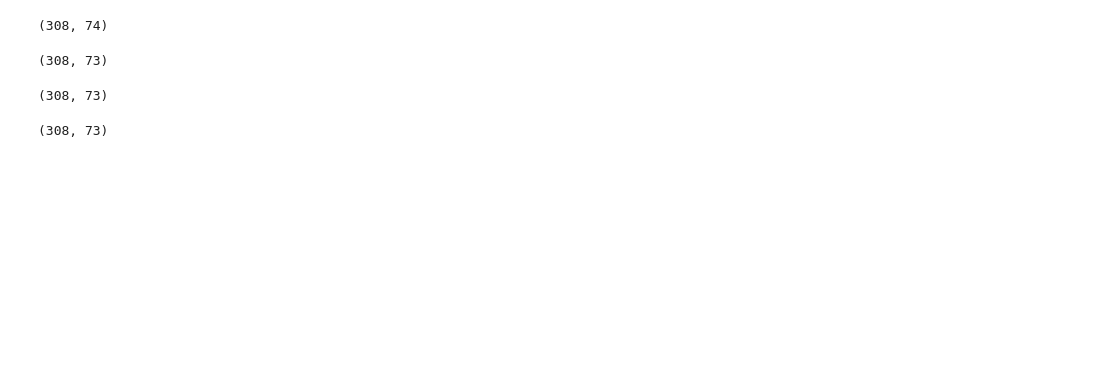
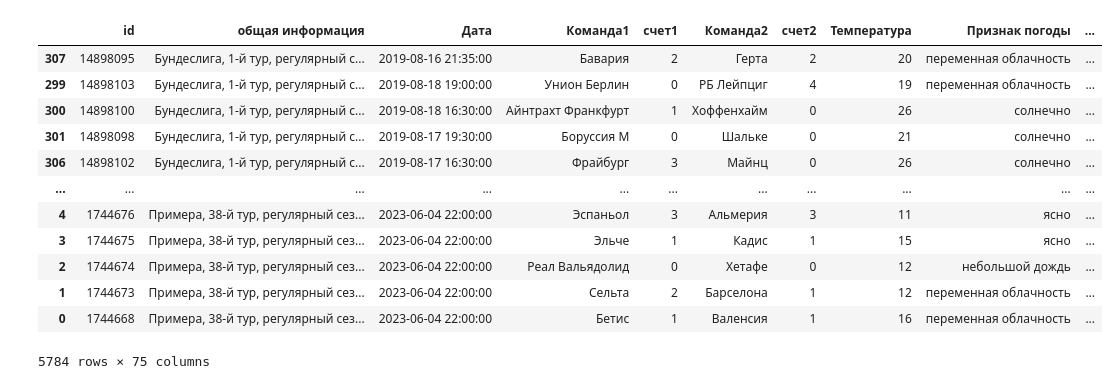
Before and after one commit to stas-as/Konspect-all, a Jupyter notebook: project/project_1X/parsing_2.0/proverka_1.0.ipynb, the cells around one changed output. Drawn from its saved outputs; the diff is of its cells as text; code cells hidden in the pictures; blank space fills up the shorter version.

```diff
--- a/project/project_1X/parsing_2.0/proverka_1.0.ipynb
+++ b/project/project_1X/parsing_2.0/proverka_1.0.ipynb
@@ -27,15 +119,61 @@ Seria_A_liga19_20 = pd.read_csv("data_auto/Seria_A_liga2019-2020.csv")
 Seria_A_liga20_21 = pd.read_csv("data_auto/Seria_A_liga2020-2021.csv")
 Seria_A_liga21_22 = pd.read_csv("data_auto/Seria_A_liga2021-2022.csv")
 Seria_A_liga22_23 = pd.read_csv("data_auto/Seria_A_liga2022-2023.csv")
+
+Primera_liga19_20 = pd.read_csv("data_auto/Primera_liga2019-2020.csv")
+Primera_liga20_21 = pd.read_csv("data_auto/Primera_liga2020-2021.csv")
+Primera_liga21_22 = pd.read_csv("data_auto/Primera_liga2021-2022.csv")
+Primera_liga22_23 = pd.read_csv("data_auto/Primera_liga2022-2023.csv")
-# %%
-display(Bundes_liga_19_20.shape)
-display(Bundes_liga_20_21.shape)
-display(Bundes_liga_21_22.shape)
-display(Bundes_liga_22_23.shape)
-n = [Bundes_liga_19_20, Bundes_liga_20_21, Bundes_liga_21_22, Bundes_liga_22_23]
-# %% [output]
-(308, 74)
-(308, 73)
-(308, 73)
-(308, 73)
+# %%
+Bundes_liga_19_20_cl = preobr(Bundes_liga_19_20)
+Bundes_liga_20_21_cl = preobr(Bundes_liga_20_21)
+Bundes_liga_21_22_cl = preobr(Bundes_liga_21_22)
+Bundes_liga_22_23_cl = preobr(Bundes_liga_22_23)
+
+Premier_liga19_20_cl = preobr(Premier_liga19_20)
+Premier_liga20_21_cl = preobr(Premier_liga20_21)
+Premier_liga21_22_cl = preobr(Premier_liga21_22)
+Premier_liga22_23_cl = preobr(Premier_liga22_23)
+
+Seria_A_liga19_20_cl = preobr(Seria_A_liga19_20)
+Seria_A_liga20_21_cl = preobr(Seria_A_liga20_21)
+Seria_A_liga21_22_cl = preobr(Seria_A_liga21_22)
+Seria_A_liga22_23_cl = preobr(Seria_A_liga22_23)
+
+Primera_liga19_20_cl = preobr(Primera_liga19_20)
+Primera_liga20_21_cl = preobr(Primera_liga20_21)
+Primera_liga21_22_cl = preobr(Primera_liga21_22)
+Primera_liga22_23_cl = preobr(Primera_liga22_23)
+# %%
+df = pd.concat([Bundes_liga_19_20_cl,
+               Bundes_liga_20_21_cl,
+               Bundes_liga_21_22_cl,
+               Bundes_liga_22_23_cl,
+               Premier_liga19_20_cl,
+               Premier_liga20_21_cl,
+               Premier_liga21_22_cl,
+               Premier_liga22_23_cl,
+               Seria_A_liga19_20_cl,
+               Seria_A_liga20_21_cl,
+               Seria_A_liga21_22_cl,
+               Seria_A_liga22_23_cl,
+               Primera_liga19_20_cl,
+               Primera_liga20_21_cl,
+               Primera_liga21_22_cl,
+               Primera_liga22_23_cl])
+df
+# %% [output]
+|  | id | общая информация | Дата | Команда1 | счет1 | Команда2 | счет2 | Температура | Признак погоды | ... |
+| 307 | 14898095 | Бундеслига, 1-й тур, регулярный с... | 2019-08-16 21:35:00 | Бавария | 2 | Герта | 2 | 20 | переменная облачность | ... |
+| 299 | 14898103 | Бундеслига, 1-й тур, регулярный с... | 2019-08-18 19:00:00 | Унион Берлин | 0 | РБ Лейпциг | 4 | 19 | переменная облачность | ... |
+| 300 | 14898100 | Бундеслига, 1-й тур, регулярный с... | 2019-08-18 16:30:00 | Айнтрахт Франкфурт | 1 | Хоффенхайм | 0 | 26 | солнечно | ... |
+| 301 | 14898098 | Бундеслига, 1-й тур, регулярный с... | 2019-08-17 19:30:00 | Боруссия М | 0 | Шальке | 0 | 21 | солнечно | ... |
+| 306 | 14898102 | Бундеслига, 1-й тур, регулярный с... | 2019-08-17 16:30:00 | Фрайбург | 3 | Майнц | 0 | 26 | солнечно | ... |
+| ... | ... | ... | ... | ... | ... | ... | ... | ... | ... | ... |
+| 4 | 1744676 | Примера, 38-й тур, регулярный сез... | 2023-06-04 22:00:00 | Эспаньол | 3 | Альмерия | 3 | 11 | ясно | ... |
+| 3 | 1744675 | Примера, 38-й тур, регулярный сез... | 2023-06-04 22:00:00 | Эльче | 1 | Кадис | 1 | 15 | ясно | ... |
+| 2 | 1744674 | Примера, 38-й тур, регулярный сез... | 2023-06-04 22:00:00 | Реал Вальядолид | 0 | Хетафе | 0 | 12 | небольшой дождь | ... |
+| 1 | 1744673 | Примера, 38-й тур, регулярный сез... | 2023-06-04 22:00:00 | Сельта | 2 | Барселона | 1 | 12 | переменная облачность | ... |
+| 0 | 1744668 | Примера, 38-й тур, регулярный сез... | 2023-06-04 22:00:00 | Бетис | 1 | Валенсия | 1 | 16 | переменная облачность | ... |
+5784 rows × 75 columns
 # %%
```
Also changed, not shown: parts of 8 cells of this notebook.
